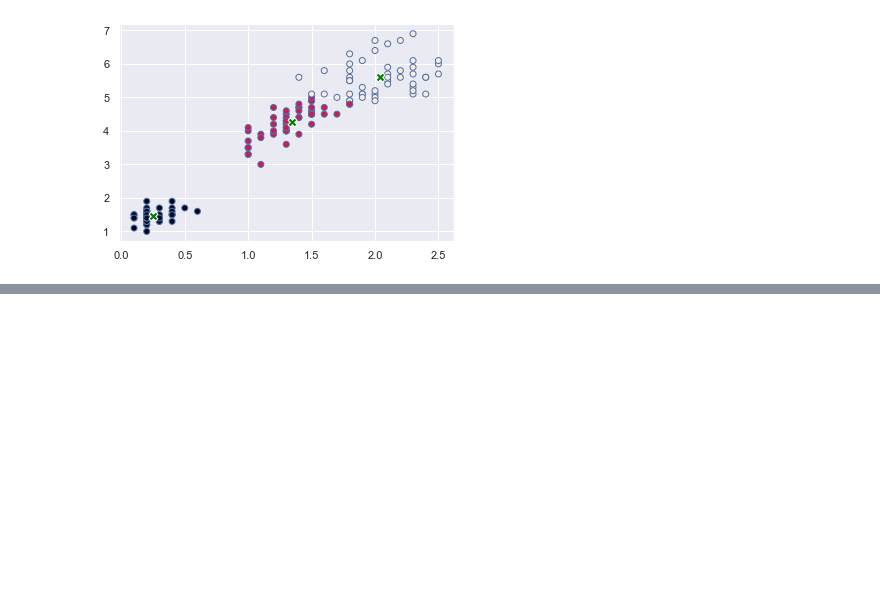
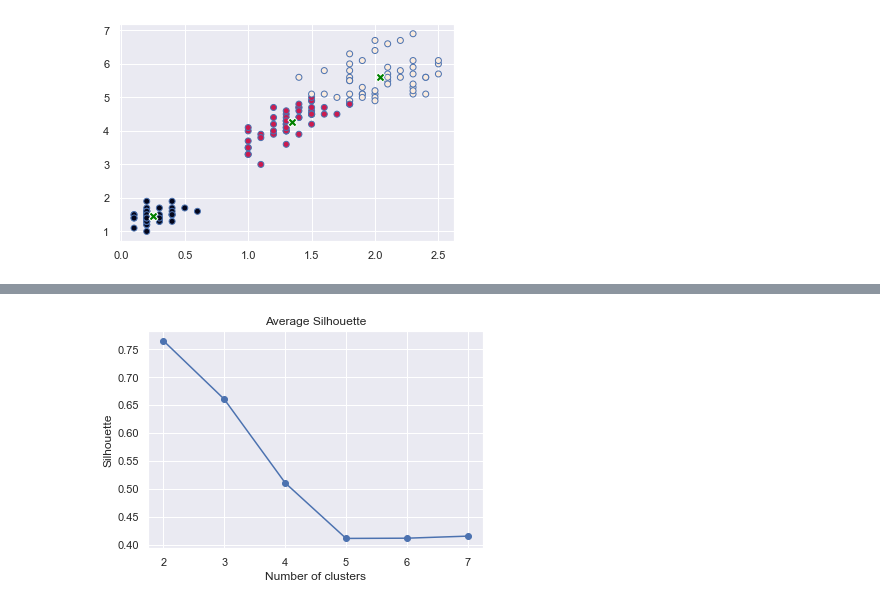
Before and after one commit to ClaraL27/ADM-HW4, a Jupyter notebook: kmeans.ipynb, the cells around one changed output, grey strips where cells are left out. Cells and saved outputs as stored; diff of their text form; code cells hidden in the pictures; blank space fills up the shorter version.

Commit message:
Silhouette analysis

```diff
--- a/kmeans.ipynb
+++ b/kmeans.ipynb
@@ -27,0 +44,6 @@ model.display(features['petal.width'], features['petal.length'],
+# %%
+features = df[["petal.width", "petal.length"]]
+
+silh = kmeans.silhouette(features, range(2,8), plot = True)
+# %% [output]
+[figure, added]
```
Also changed, not shown: parts of 6 cells of this notebook, 1 other file.
